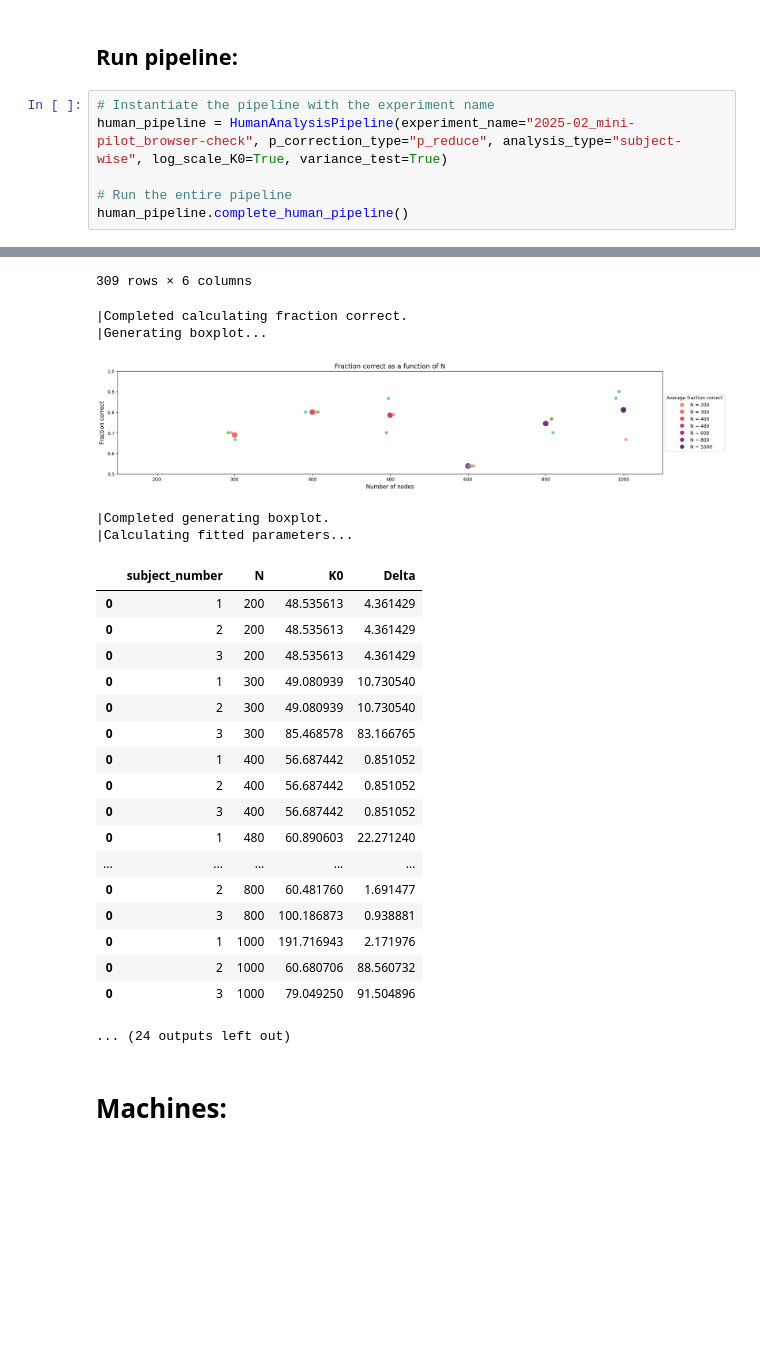
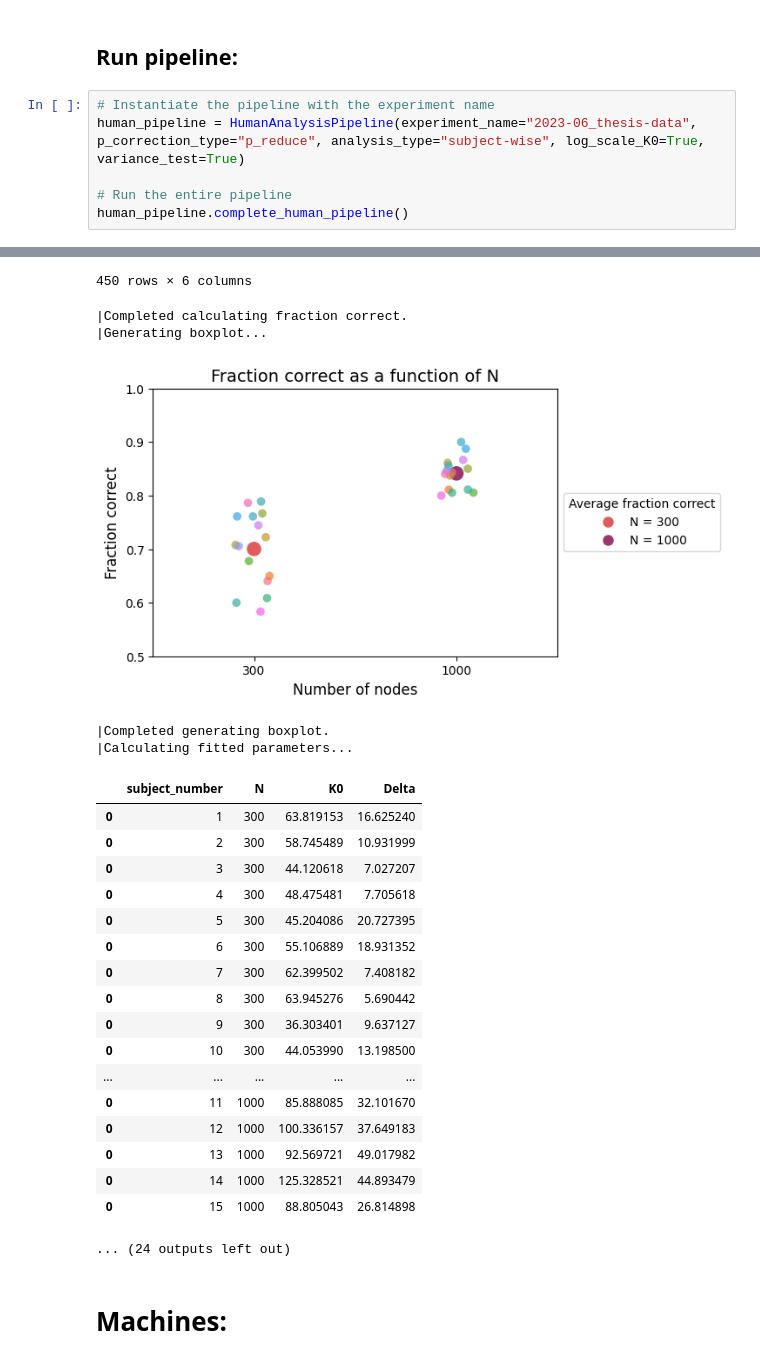
Before and after one commit to danieletirinnanzi/HUPLACLIP-analysis, a Jupyter notebook: data_analysis/HUPLACLIP-combined-analysis.ipynb, the cells around one changed output, grey strips where cells are left out. Cells and saved outputs as stored; diff of their text form; blank space fills up the shorter version.

```diff
--- a/data_analysis/HUPLACLIP-combined-analysis.ipynb
+++ b/data_analysis/HUPLACLIP-combined-analysis.ipynb
@@ -1336,7 +1339,7 @@ class HumanAnalysisPipeline:
 ## Run pipeline:
 # %%
 # Instantiate the pipeline with the experiment name
-human_pipeline = HumanAnalysisPipeline(experiment_name="2025-02_mini-pilot_browser-check", p_correction_type="p_reduce", analysis_type="subject-wise", log_scale_K0=True, variance_test=True)
+human_pipeline = HumanAnalysisPipeline(experiment_name="2023-06_thesis-data", p_correction_type="p_reduce", analysis_type="subject-wise", log_scale_K0=True, variance_test=True)
 
 # Run the entire pipeline
 human_pipeline.complete_human_pipeline()
@@ -1415,26 +1413,26 @@ Excluding 160 trials where response time is less than 50ms. 2092 trials remainin
-309 rows × 6 columns
+450 rows × 6 columns
 |Completed calculating fraction correct.
 |Generating boxplot...
-[figure, old version]
+[figure, new version]
 |Completed generating boxplot.
 |Calculating fitted parameters...
 |  | subject_number | N | K0 | Delta |
-| 0 | 1 | 200 | 48.535613 | 4.361429 |
-| 0 | 2 | 200 | 48.535613 | 4.361429 |
-| 0 | 3 | 200 | 48.535613 | 4.361429 |
-| 0 | 1 | 300 | 49.080939 | 10.730540 |
-| 0 | 2 | 300 | 49.080939 | 10.730540 |
-| 0 | 3 | 300 | 85.468578 | 83.166765 |
-| 0 | 1 | 400 | 56.687442 | 0.851052 |
-| 0 | 2 | 400 | 56.687442 | 0.851052 |
-| 0 | 3 | 400 | 56.687442 | 0.851052 |
-| 0 | 1 | 480 | 60.890603 | 22.271240 |
+| 0 | 1 | 300 | 63.819153 | 16.625240 |
+| 0 | 2 | 300 | 58.745489 | 10.931999 |
+| 0 | 3 | 300 | 44.120618 | 7.027207 |
+| 0 | 4 | 300 | 48.475481 | 7.705618 |
+| 0 | 5 | 300 | 45.204086 | 20.727395 |
+| 0 | 6 | 300 | 55.106889 | 18.931352 |
+| 0 | 7 | 300 | 62.399502 | 7.408182 |
+| 0 | 8 | 300 | 63.945276 | 5.690442 |
+| 0 | 9 | 300 | 36.303401 | 9.637127 |
+| 0 | 10 | 300 | 44.053990 | 13.198500 |
 | ... | ... | ... | ... | ... |
-| 0 | 2 | 800 | 60.481760 | 1.691477 |
-| 0 | 3 | 800 | 100.186873 | 0.938881 |
-| 0 | 1 | 1000 | 191.716943 | 2.171976 |
-| 0 | 2 | 1000 | 60.680706 | 88.560732 |
-| 0 | 3 | 1000 | 79.049250 | 91.504896 |
+| 0 | 11 | 1000 | 85.888085 | 32.101670 |
+| 0 | 12 | 1000 | 100.336157 | 37.649183 |
+| 0 | 13 | 1000 | 92.569721 | 49.017982 |
+| 0 | 14 | 1000 | 125.328521 | 44.893479 |
+| 0 | 15 | 1000 | 88.805043 | 26.814898 |
 ... (24 outputs left out)
 # %% [markdown]
 # Machines:
```
Also changed, not shown: parts of 2 cells of this notebook.
